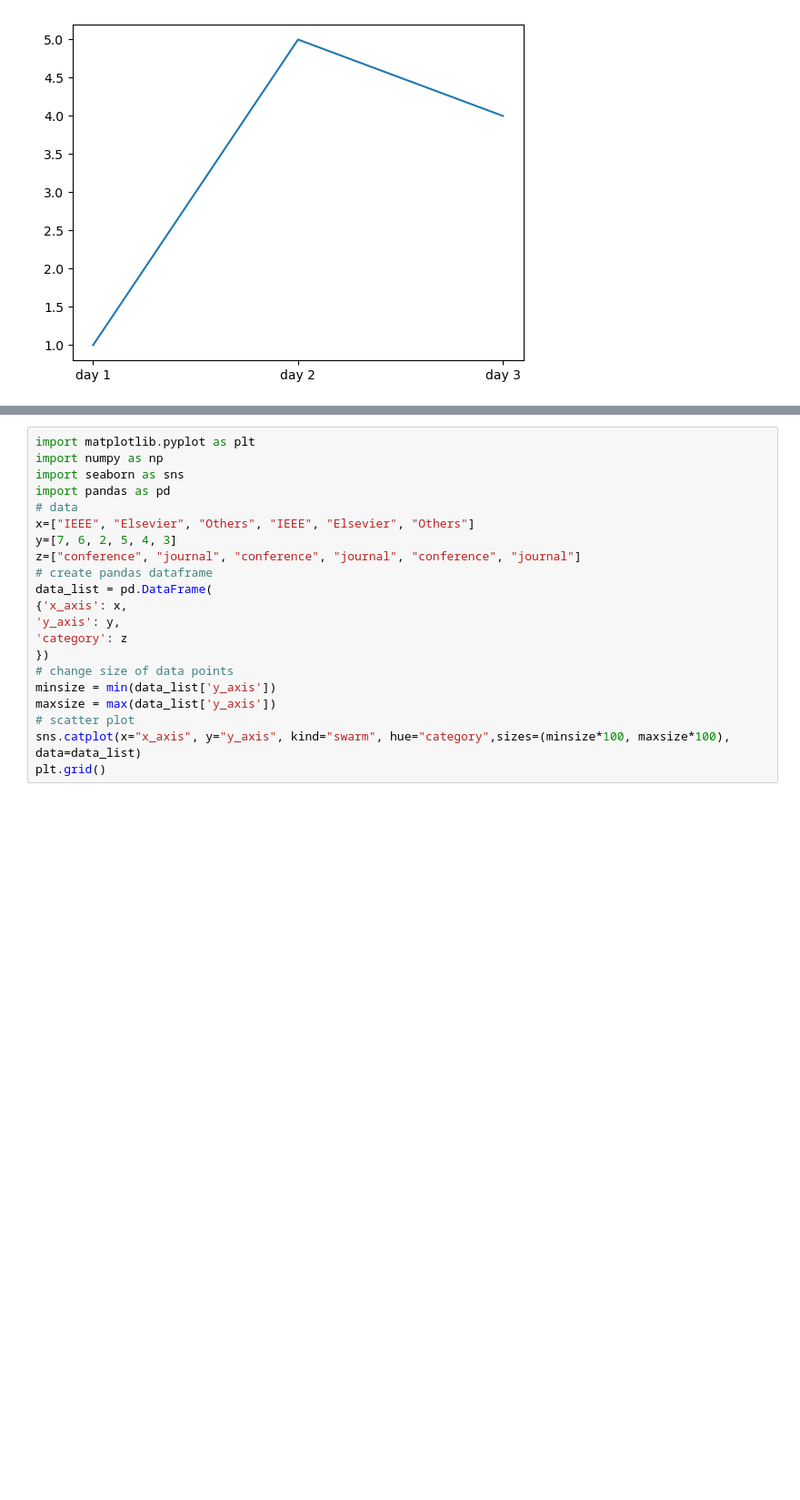
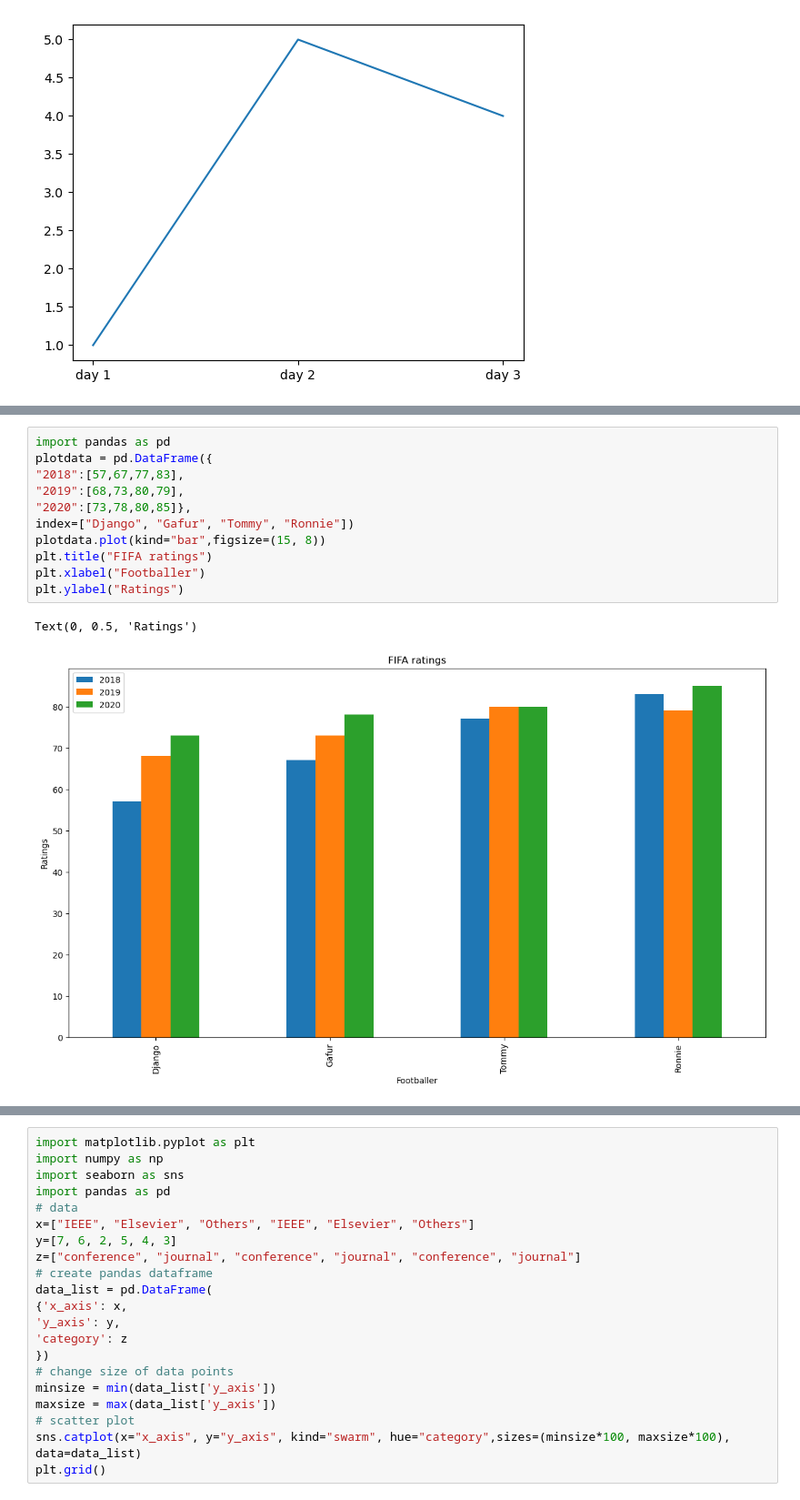
Before and after one commit to faeezeh/Visualization, a Jupyter notebook: Visualization.ipynb, the cells around one changed output, grey strips where cells are left out. Shown at 91% size. Cells and saved outputs as stored; diff of their text form; blank space fills up the shorter version.

```diff
--- a/Visualization.ipynb
+++ b/Visualization.ipynb
@@ -130,0 +176,14 @@ plt.show()
+# %%
+import pandas as pd
+plotdata = pd.DataFrame({
+"2018":[57,67,77,83],
+"2019":[68,73,80,79],
+"2020":[73,78,80,85]},
+index=["Django", "Gafur", "Tommy", "Ronnie"])
+plotdata.plot(kind="bar",figsize=(15, 8))
+plt.title("FIFA ratings")
+plt.xlabel("Footballer")
+plt.ylabel("Ratings")
+# %% [output]
+Text(0, 0.5, 'Ratings')
+[figure, added]
```
Also changed, not shown: parts of 21 cells of this notebook.
